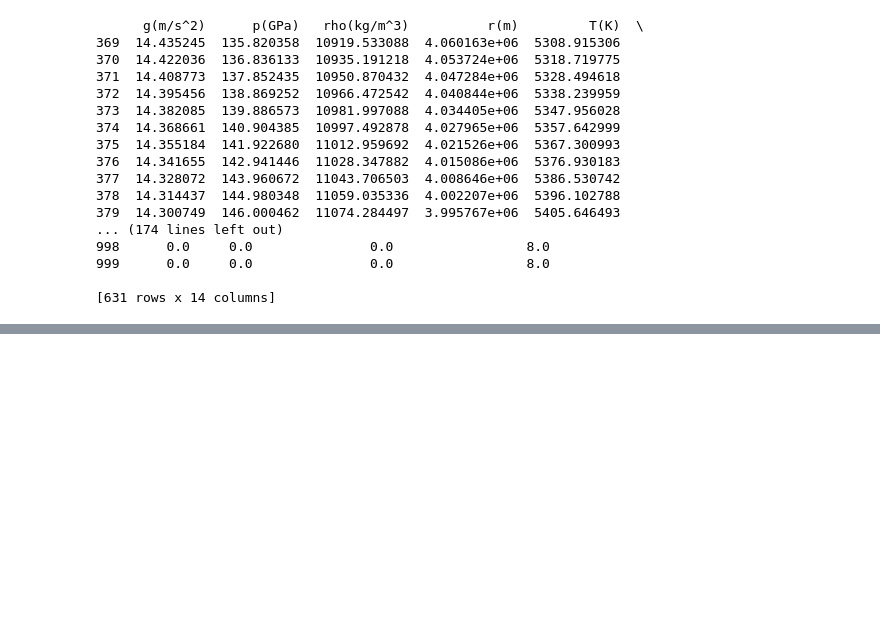
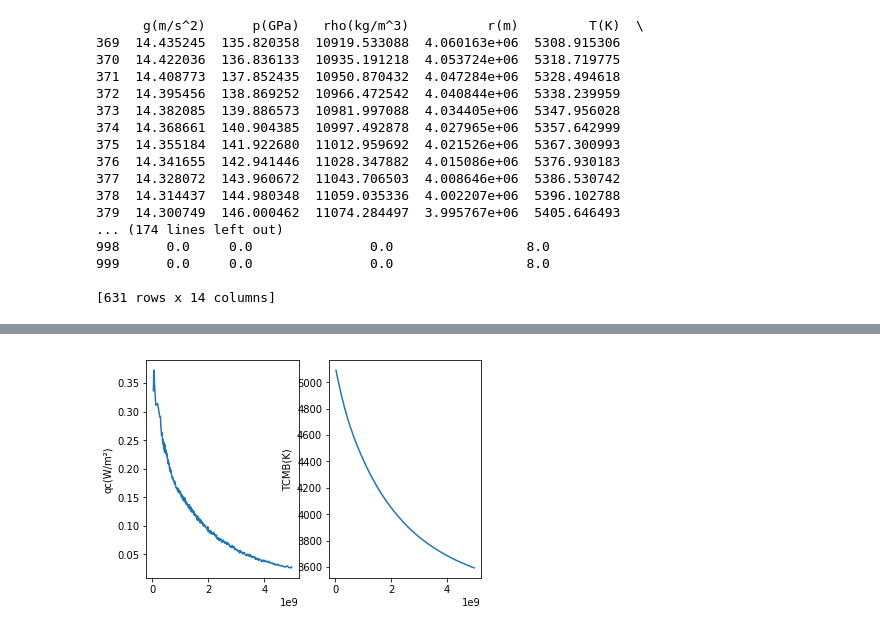
Before and after one commit to irenebonati/exo-cores, a Jupyter notebook: Fit_parameters.ipynb, the cells around one changed output, grey strips where cells are left out. Drawn from its saved outputs; the diff is of its cells as text; code cells hidden in the pictures; blank space fills up the shorter version.

```diff
--- a/Fit_parameters.ipynb
+++ b/Fit_parameters.ipynb
@@ -21,21 +21,21 @@ names = ["g(m/s^2)", "p(GPa)", "rho(kg/m^3)","r(m)", "T(K)", "oups", "Cp(J/kgK)"
 fig, ax3 = plt.subplots(2,2, figsize=[8,8], sharex=True)
 
 
-def figure(data, i, symb="-"):
-    ax3[0,0].plot(data["r(m)"]/1e3, data["T(K)"], symb)
-    ax3[0,1].plot(data["r(m)"]/1e3, data["g(m/s^2)"], symb)
-    ax3[1,0].plot(data["r(m)"]/1e3, data["rho(kg/m^3)"], symb)
-    ax3[1,1].plot(data["r(m)"]/1e3, data["p(GPa)"], symb)
-    ax3[0,0].set_ylabel("Temperature(K)")
-    ax3[0,1].set_ylabel("g (m/s$^2$)")
-    ax3[1,0].set_ylabel("Density (kg/m$^3$)")
-    ax3[1,1].set_ylabel("Pressure (GPa)")
-    ax3[1,0].set_xlabel("Radius (km)")
-    ax3[1,1].set_xlabel("Radius (km)")
+def figure(data, i, ax, symb="-"):
+    ax[0,0].plot(data["r(m)"]/1e3, data["T(K)"], symb)
+    ax[0,1].plot(data["r(m)"]/1e3, data["g(m/s^2)"], symb)
+    ax[1,0].plot(data["r(m)"]/1e3, data["rho(kg/m^3)"], symb)
+    ax[1,1].plot(data["r(m)"]/1e3, data["p(GPa)"], symb)
+    ax[0,0].set_ylabel("Temperature(K)")
+    ax[0,1].set_ylabel("g (m/s$^2$)")
+    ax[1,0].set_ylabel("Density (kg/m$^3$)")
+    ax[1,1].set_ylabel("Pressure (GPa)")
+    ax[1,0].set_xlabel("Radius (km)")
+    ax[1,1].set_xlabel("Radius (km)")
 
 for i, (filename) in enumerate((files)):
     data = pd.read_csv(filename, skipinitialspace=True, sep=" ", names=names, index_col=False)
-    figure(data, i)
+    figure(data, i, ax3)
 # %% [output]
 [figure]
 # %% [markdown]
@@ -218,0 +265,16 @@ write_parameter_file(30, 1.2, 0)
+# %%
+def read_qs(mass, CFe, FeM, fig=False):
+    names = ["t(yr)", "qc(W/m²)", "TCMB(K)"]
+    filename = "qc_T_M{:02d}_Fe{:02d}_FeM{:02d}.txt".format(int(10*mass),int(CFe), int(FeM))
+    data = pd.read_csv(filename, skipinitialspace=True, sep=" ", names=names, skiprows=[0])
+    if fig:
+        fig, ax =plt.subplots(1, 2)
+        ax[0].plot(data["t(yr)"], data["qc(W/m²)"])
+        ax[1].plot(data["t(yr)"], data["TCMB(K)"])
+        ax[0].set_ylabel("qc(W/m²)")
+        ax[1].set_ylabel("TCMB(K)")
+    return data
+
+data = read_qs(1.2, 55, 0, fig=True)
+# %% [output]
+[figure, added]
```
Also changed, not shown: parts of 3 cells of this notebook, 5 other files.
